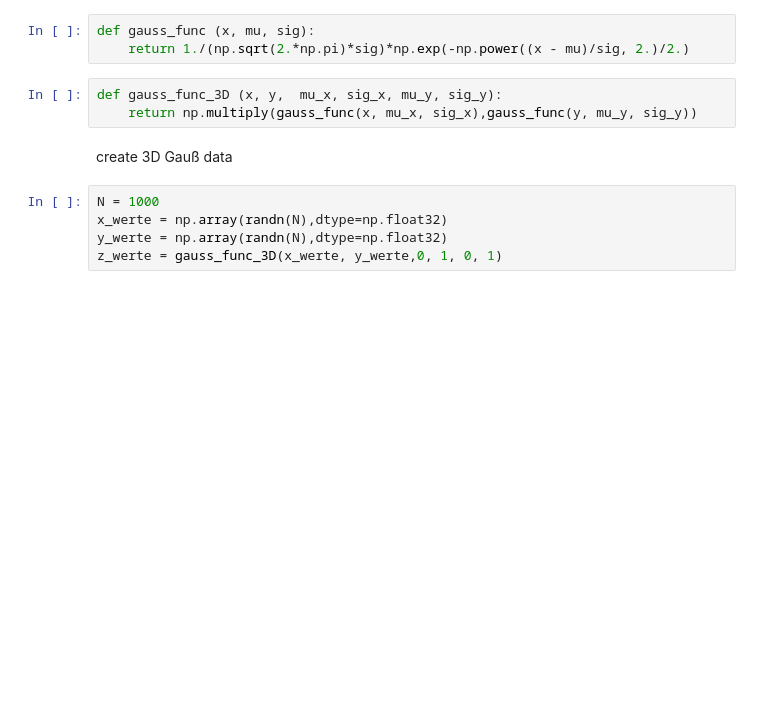
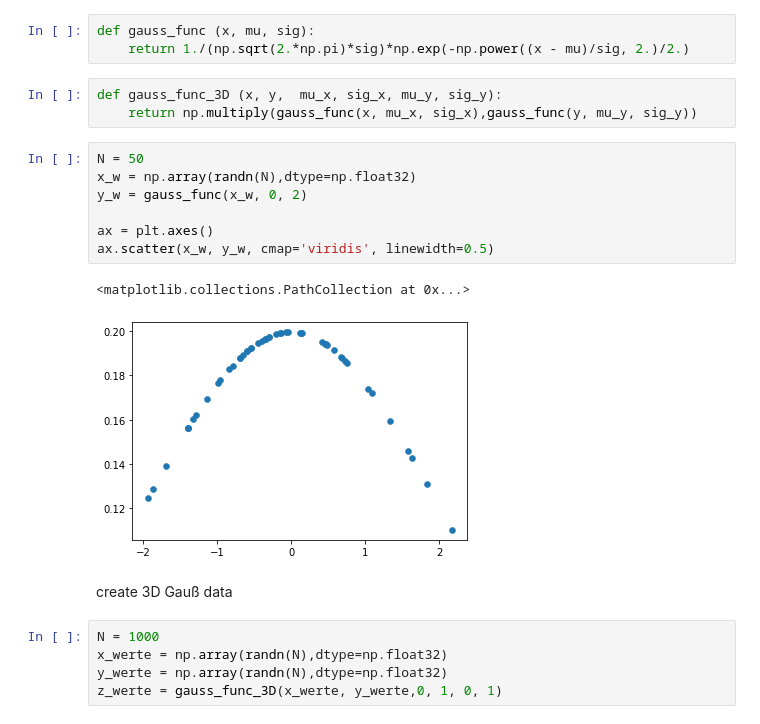
Before and after one commit to claryguru/BA_epics_camera, a Jupyter notebook: Jupiter/Fit-Gauss.ipynb, the cells around one changed output. Cells and saved outputs as stored; diff of their text form; blank space fills up the shorter version.

```diff
--- a/Jupiter/Fit-Gauss.ipynb
+++ b/Jupiter/Fit-Gauss.ipynb
@@ -17,6 +18,16 @@ def gauss_func (x, mu, sig):
 # %%
 def gauss_func_3D (x, y,  mu_x, sig_x, mu_y, sig_y):
     return np.multiply(gauss_func(x, mu_x, sig_x),gauss_func(y, mu_y, sig_y))
+# %%
+N = 50
+x_w = np.array(randn(N),dtype=np.float32)
+y_w = gauss_func(x_w, 0, 2)
+
+ax = plt.axes()
+ax.scatter(x_w, y_w, cmap='viridis', linewidth=0.5)
+# %% [output]
+<matplotlib.collections.PathCollection at 0x...>
+[figure, added]
 # %% [markdown]
 create 3D Gauß data
 # %%
```
Also changed, not shown: parts of 9 cells of this notebook, 16 other files.
